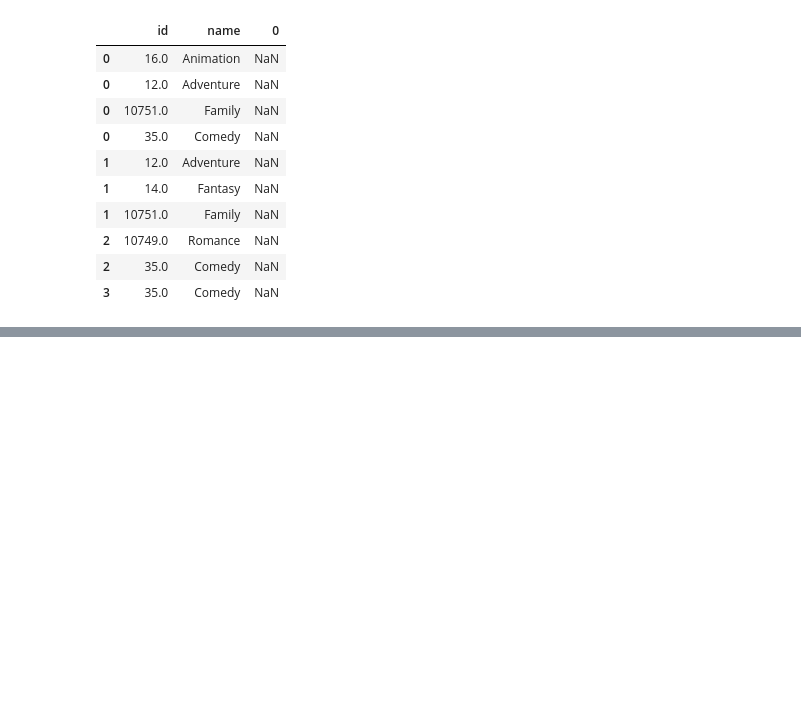
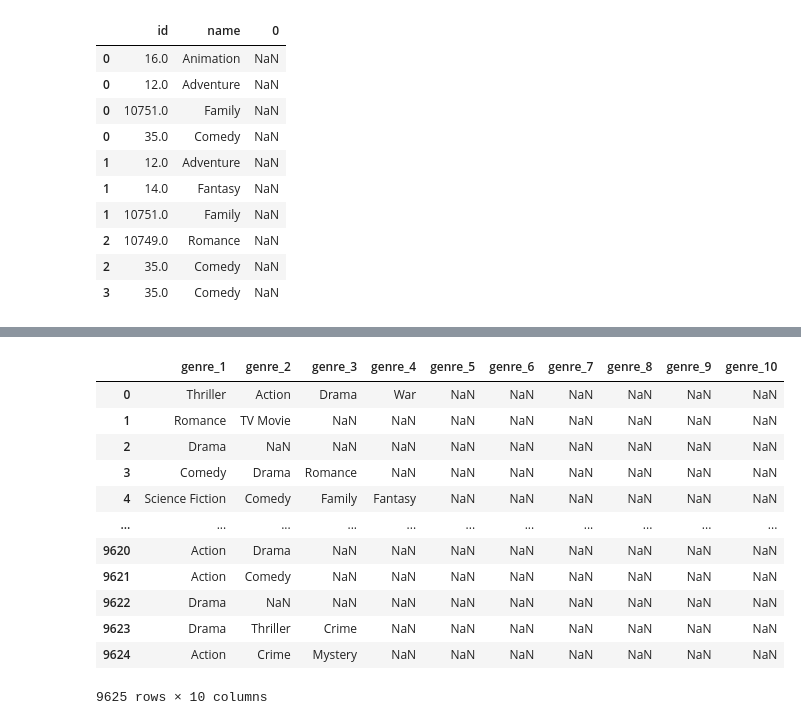
Before and after one commit to annleystanley/final_project, a Jupyter notebook: preparation/cleaning.ipynb, the cells around one changed output, grey strips where cells are left out. Cells and saved outputs as stored; diff of their text form; code cells hidden in the pictures; blank space fills up the shorter version.

```diff
--- a/preparation/cleaning.ipynb
+++ b/preparation/cleaning.ipynb
@@ -157,0 +94,6 @@ tmdb_df
+# %%
+# merging with main df to get values for merging later
+genres_only = pd.merge(tmdb_df, genres_only, left_index=True, right_index=True)
+# %%
+genres_only = genres_only[['original_title','imdb_id','name']]
+genres_only.rename(columns={'name':'genre'}, inplace=True)
@@ -157,0 +114,3 @@ tmdb_df
+# %%
+# bringing genres back to a single row
+genres_only = genres_only['genre'].groupby([genres_only['original_title'],genres_only['imdb_id']]).apply(list).reset_index()
@@ -157,0 +126,20 @@ tmdb_df
+# %%
+# splitting genres into their own columns
+genres_merging = pd.DataFrame([pd.Series(x) for x in genres_only['genre']])
+genres_merging.columns = ['genre_{}'.format(x+1) for x in genres_merging.columns]
+# %%
+genres_merging
+# %% [output]
+|  | genre_1 | genre_2 | genre_3 | genre_4 | genre_5 | genre_6 | genre_7 | genre_8 | genre_9 | genre_10 |
+| 0 | Thriller | Action | Drama | War | NaN | NaN | NaN | NaN | NaN | NaN |
+| 1 | Romance | TV Movie | NaN | NaN | NaN | NaN | NaN | NaN | NaN | NaN |
+| 2 | Drama | NaN | NaN | NaN | NaN | NaN | NaN | NaN | NaN | NaN |
+| 3 | Comedy | Drama | Romance | NaN | NaN | NaN | NaN | NaN | NaN | NaN |
+| 4 | Science Fiction | Comedy | Family | Fantasy | NaN | NaN | NaN | NaN | NaN | NaN |
+| ... | ... | ... | ... | ... | ... | ... | ... | ... | ... | ... |
+| 9620 | Action | Drama | NaN | NaN | NaN | NaN | NaN | NaN | NaN | NaN |
+| 9621 | Action | Comedy | NaN | NaN | NaN | NaN | NaN | NaN | NaN | NaN |
+| 9622 | Drama | NaN | NaN | NaN | NaN | NaN | NaN | NaN | NaN | NaN |
+| 9623 | Drama | Thriller | Crime | NaN | NaN | NaN | NaN | NaN | NaN | NaN |
+| 9624 | Action | Crime | Mystery | NaN | NaN | NaN | NaN | NaN | NaN | NaN |
+9625 rows × 10 columns
```
Also changed, not shown: parts of 113 cells of this notebook, 7 other files.
